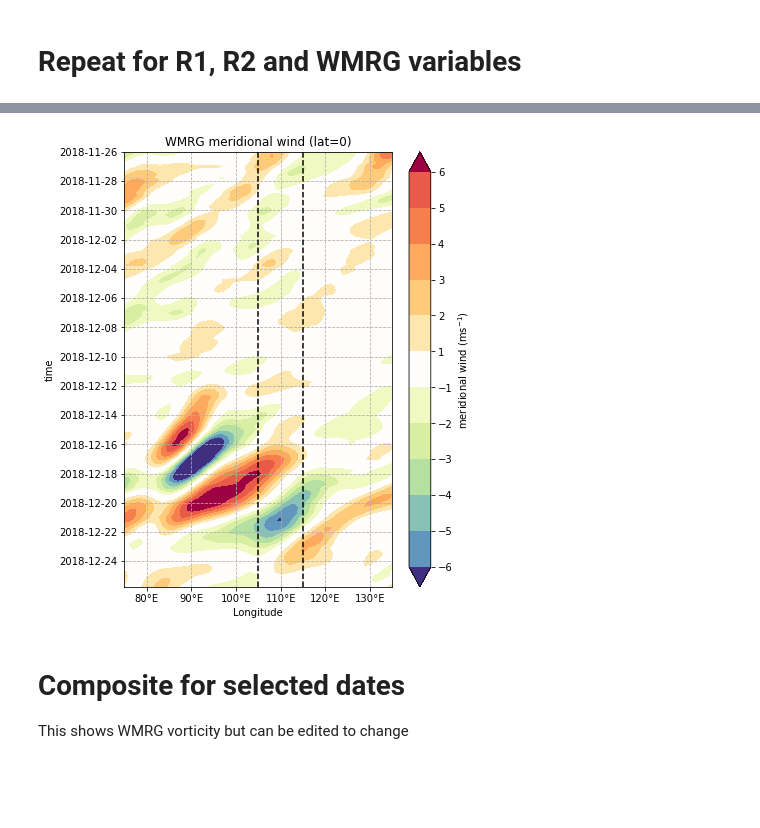
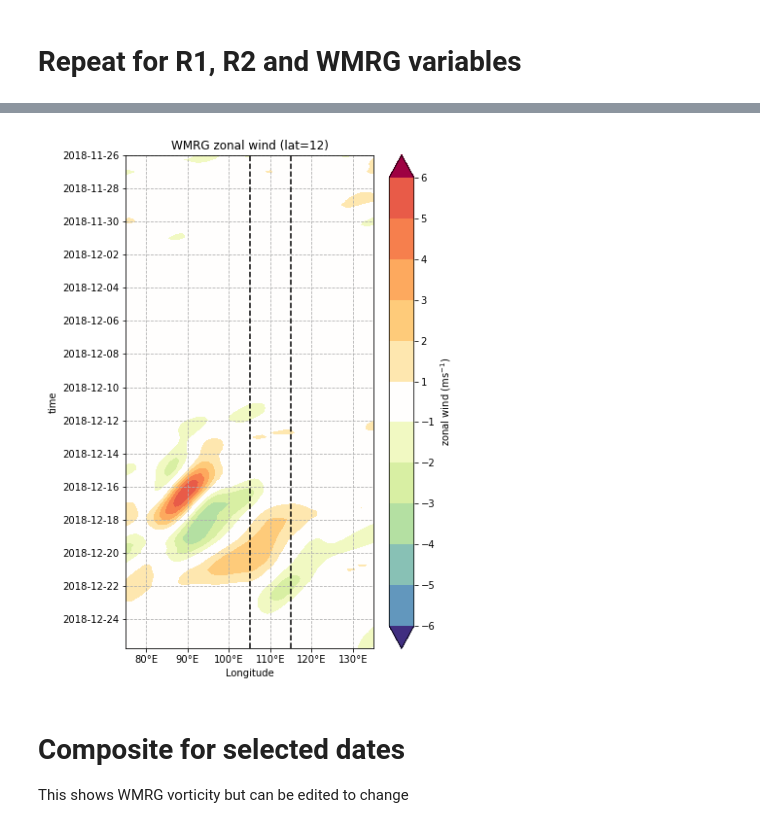
Before and after one commit to samferrett/wave_casestudy, a Jupyter notebook: example_of_era5_waves.ipynb, the cells around one changed output, grey strips where cells are left out. Saved outputs shown, nothing was run; the diff lists cells and outputs as text; code cells hidden in the pictures; blank space fills up the shorter version.

```diff
--- a/example_of_era5_waves.ipynb
+++ b/example_of_era5_waves.ipynb
@@ -167,21 +170,22 @@ ax.xaxis.set_major_formatter(LONGITUDE_FORMATTER)
 # %%
 levels=np.arange(-6,7,1)
 levels=levels[~np.equal(levels,0)]
-div_casestudy=ncs['WMRG'].northward_wind.sel(lat=0,
+div_casestudy=ncs['WMRG'].eastward_wind.sel(lat=8,
                                 lon=slice(75,135),
                                 time=slice(datetime(2018,11,26),datetime(2018,12,25,18)))
 
 fig,ax=plt.subplots(figsize=[6,8])
 div_casestudy.plot.contourf(levels=levels,cmap=pra_cmap().reversed(),extend='both',
-                            ax=ax,cbar_kwargs={'label':r'meridional wind (ms$^{-1}$)','ticks':levels})
-ax.set(title='WMRG meridional wind (lat=0)',xlabel='Longitude')
+                            ax=ax,cbar_kwargs={'label':r'zonal wind (ms$^{-1}$)','ticks':levels})
+ax.set(title='WMRG zonal wind (lat=12)',xlabel='Longitude')
 ax.invert_yaxis()
 ax.yaxis.set_major_locator(mpl.dates.DayLocator(interval=2))
 ax.grid(linestyle='dashed')
 [ax.axvline(x,color='k',linestyle='dashed') for x in [105,115]]
 ax.xaxis.set_major_formatter(LONGITUDE_FORMATTER)
+plt.tight_layout()
 # %% [output]
-[figure, old version]
+[figure, new version]
 # %% [markdown]
 # Composite for selected dates
 
```
Also changed, not shown: parts of 14 cells of this notebook, 5 other files.
